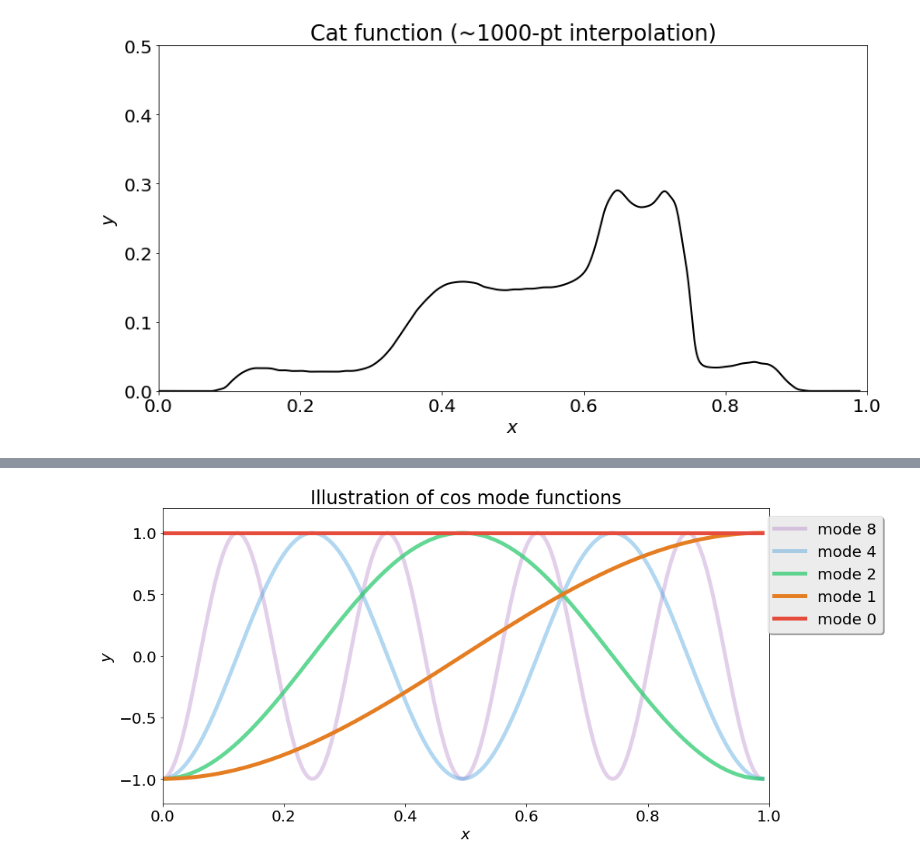
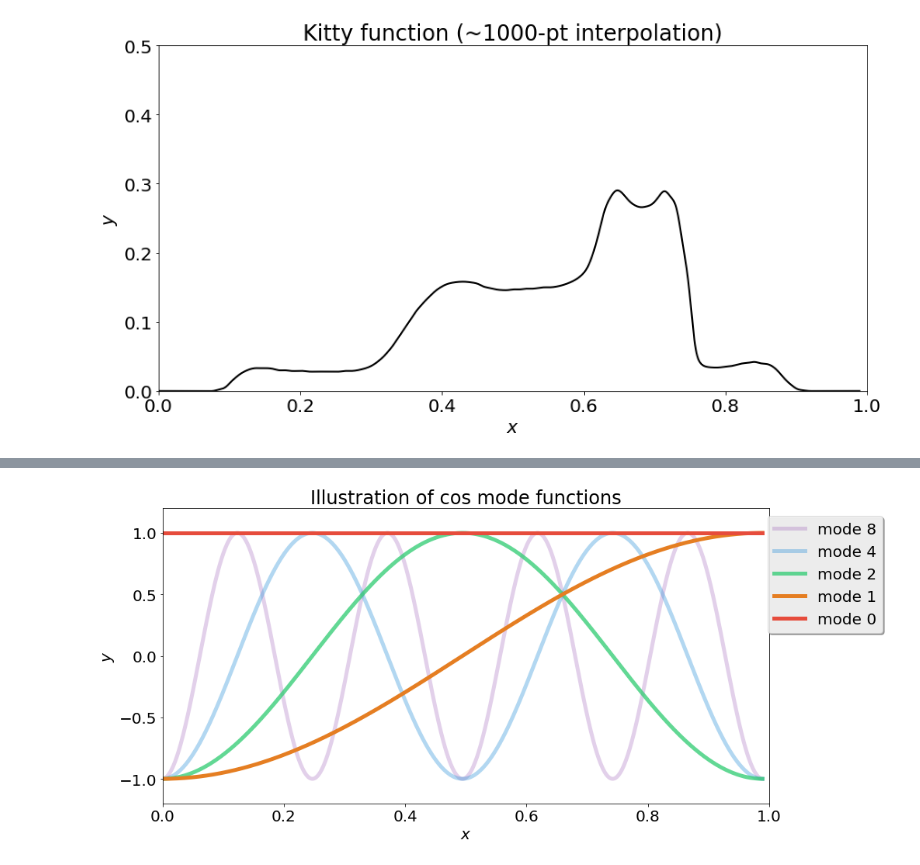
Before and after one commit to bradleypmartin/LinearAlgebraGeekout190405, a Jupyter notebook: 1D image compression.ipynb, the cells around one changed output, grey strips where cells are left out. Saved outputs shown, nothing was run; the diff lists cells and outputs as text; code cells hidden in the pictures.

```diff
--- a/1D image compression.ipynb
+++ b/1D image compression.ipynb
@@ -74,25 +74,25 @@ plt.show()
 # %%
-# creating interpolant
+# creating finely-resolved interpolant
 f = interpolate.interp1d(x, y, kind = 'cubic')
 
 xfine = np.arange(0,0.99,0.001);
 yfine = f(xfine);
 
 plt.figure(figsize=(14,7))
 plt.rcParams['font.size'] = 20
 
 lines = plt.plot(xfine, yfine)
 
 plt.setp(lines[0], linewidth = 2, color='k')
 
 #plt.legend(('$y = -x^2 + 2x + 1$', '$y = x^2/2 + 2x + 1$'),
 #           loc='upper right', bbox_to_anchor=(1.6, 0.95), fancybox=True, shadow=True)
 
 plt.xlim(0,1)
 plt.ylim(0,0.5)
 plt.xlabel('$x$')
 plt.ylabel('$y$')
-plt.title('Cat function (~1000-pt interpolation)')
+plt.title('Kitty function (~1000-pt interpolation)')
 plt.show()
 # %% [output]
-[figure, old version]
+[figure, new version]
```
Also changed, not shown: parts of 14 cells of this notebook, 7 other files.
